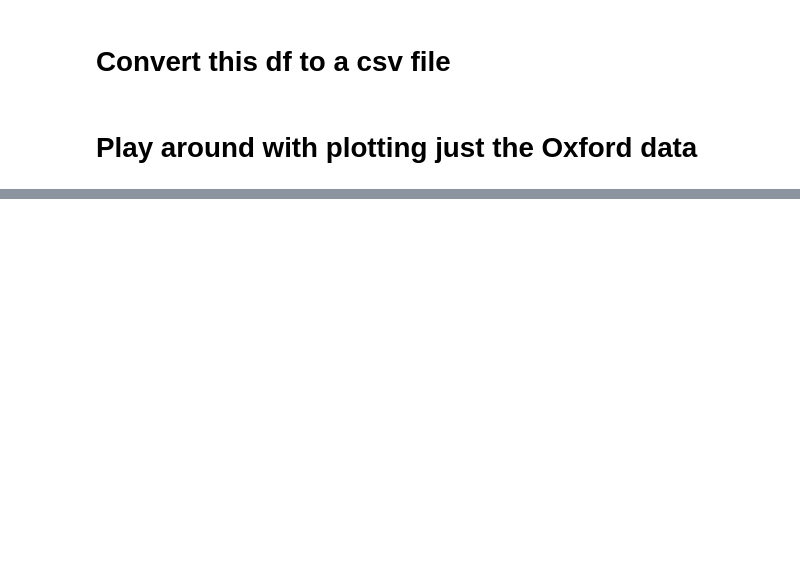
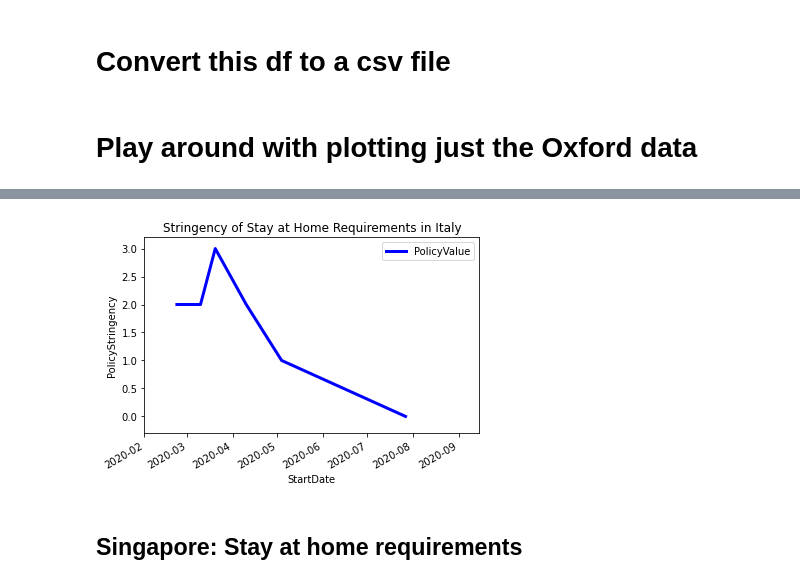
Before and after one commit to ksaslow/sad-song, a Jupyter notebook: ox_covid_test.ipynb, the cells around one changed output, grey strips where cells are left out. Cells and saved outputs as stored; diff of their text form; code cells hidden in the pictures; blank space fills up the shorter version.

```diff
--- a/ox_covid_test.ipynb
+++ b/ox_covid_test.ipynb
@@ -235,0 +297,11 @@ AttributeError: module 'matplotlib' has no attribute 'show'
+# %%
+sub_italy.plot('StartDate', 'PolicyValue', linewidth=3, color='blue')
+plt.ylabel('PolicyStringency')
+plt.title('Stringency of Stay at Home Requirements in Italy')
+plt.xlim('2020-02-01', '2020-09-15')
+plt.ylim(-0.3, 3.2)
+plt.show()
+# %% [output]
+[figure, added]
+# %% [markdown]
+## Singapore: Stay at home requirements
```
Also changed, not shown: parts of 25 cells of this notebook.
